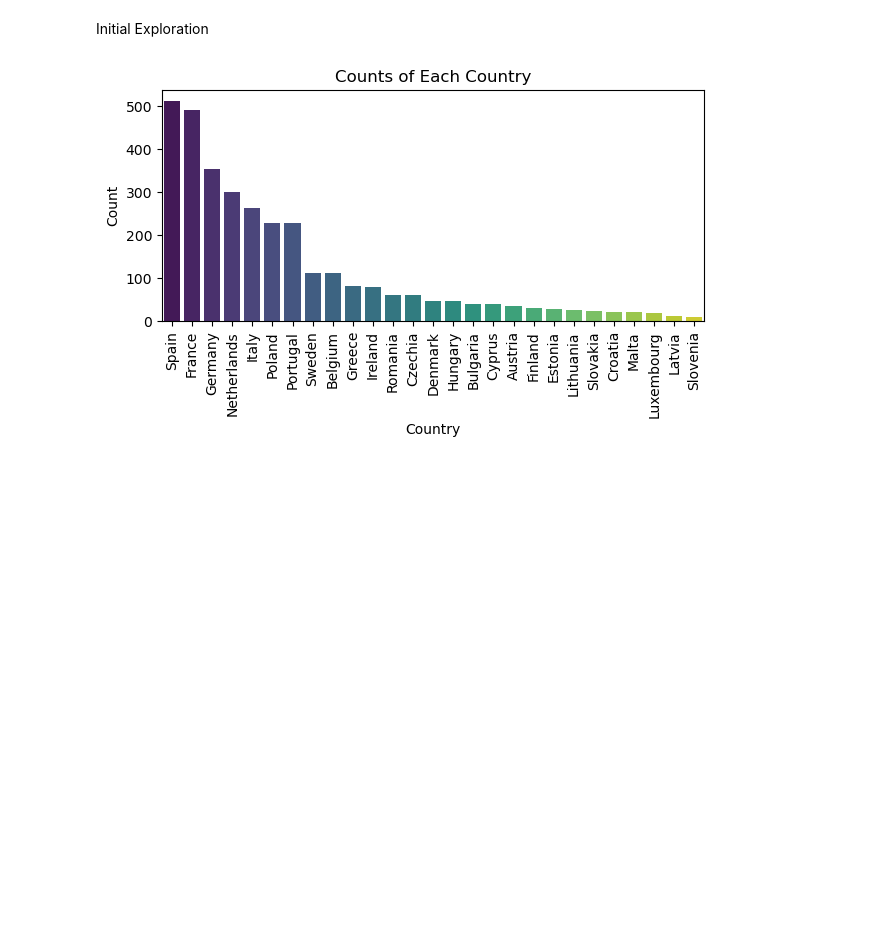
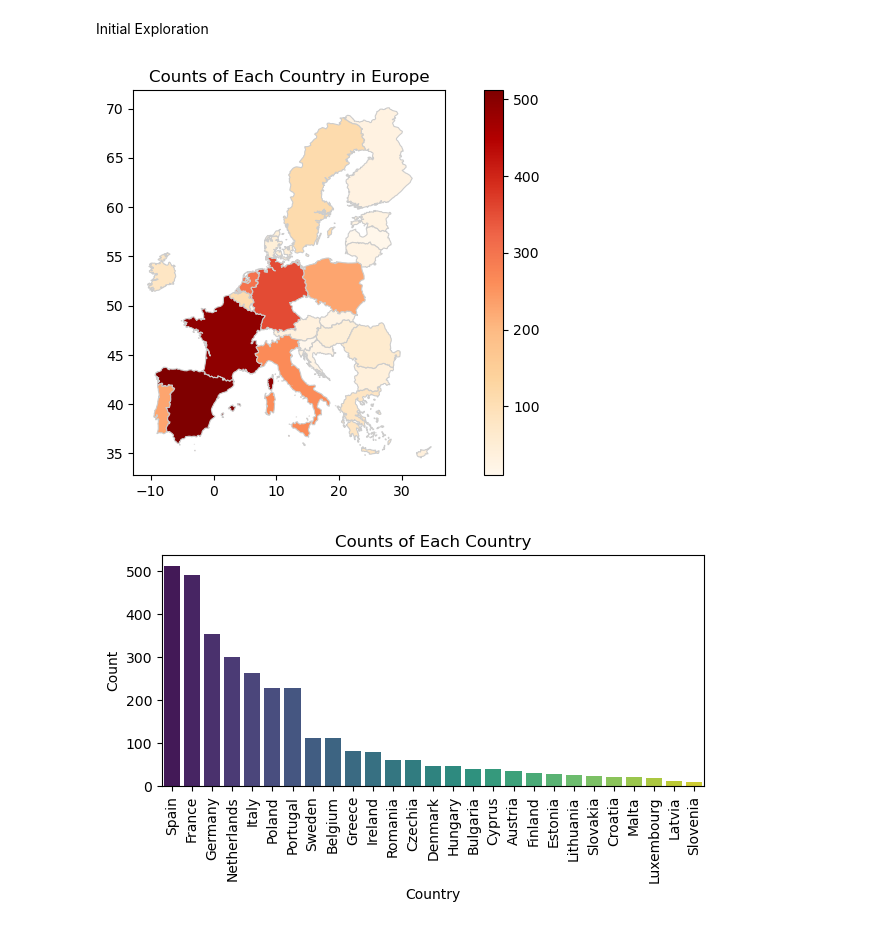
Before and after one commit to diamond-one/LinkedIn-Data-Jobs-Insights, a Jupyter notebook: DataCareerAnalysis.ipynb, the cells around one changed output. Drawn from its saved outputs; the diff is of its cells as text; code cells hidden in the pictures; blank space fills up the shorter version.

```diff
--- a/DataCareerAnalysis.ipynb
+++ b/DataCareerAnalysis.ipynb
@@ -94,5 +109,37 @@ df_combined.head()
 # %% [markdown]
 Initial Exploration
+# %%
+#GeoPandas Visualization of Count by Country
+
+# Count the instances of each country
+country_counts = df_combined['Country'].value_counts()
+
+# Convert to dictionary
+country_counts_dict = country_counts.to_dict()
+
+# Convert the dictionary to a DataFrame
+counts_df = pd.DataFrame(list(country_counts_dict.items()), columns=['Country', 'Count'])
+
+# Load Europe GeoJSON
+geojson_path = 'C:\\Users\\thisi\\code\\DataCareerAnalysis\\europe.geojson'
+eu_countries = gpd.read_file(geojson_path)
+
+# # Inspect the columns of the GeoDataFrame
+# print(eu_countries.columns)
+
+# eu_countries_df = pd.DataFrame(eu_countries)
+# eu_countries_df.head()
+
+# Merge data with geographical data using 'NAME' as the key
+merged = eu_countries.set_index('NAME').join(counts_df.set_index('Country'))
+
+# Plot the map
+fig, ax = plt.subplots(1, 1, figsize=(10, 5))
+merged.plot(column='Count', cmap='OrRd', linewidth=0.8, ax=ax, edgecolor='0.8', legend=True)
+ax.set_title('Counts of Each Country in Europe')
+plt.show()
+# %% [output]
+[figure, added]
 # %%
 #Bar Chart of Count of Counties
 
```
Also changed, not shown: parts of 20 cells of this notebook.
